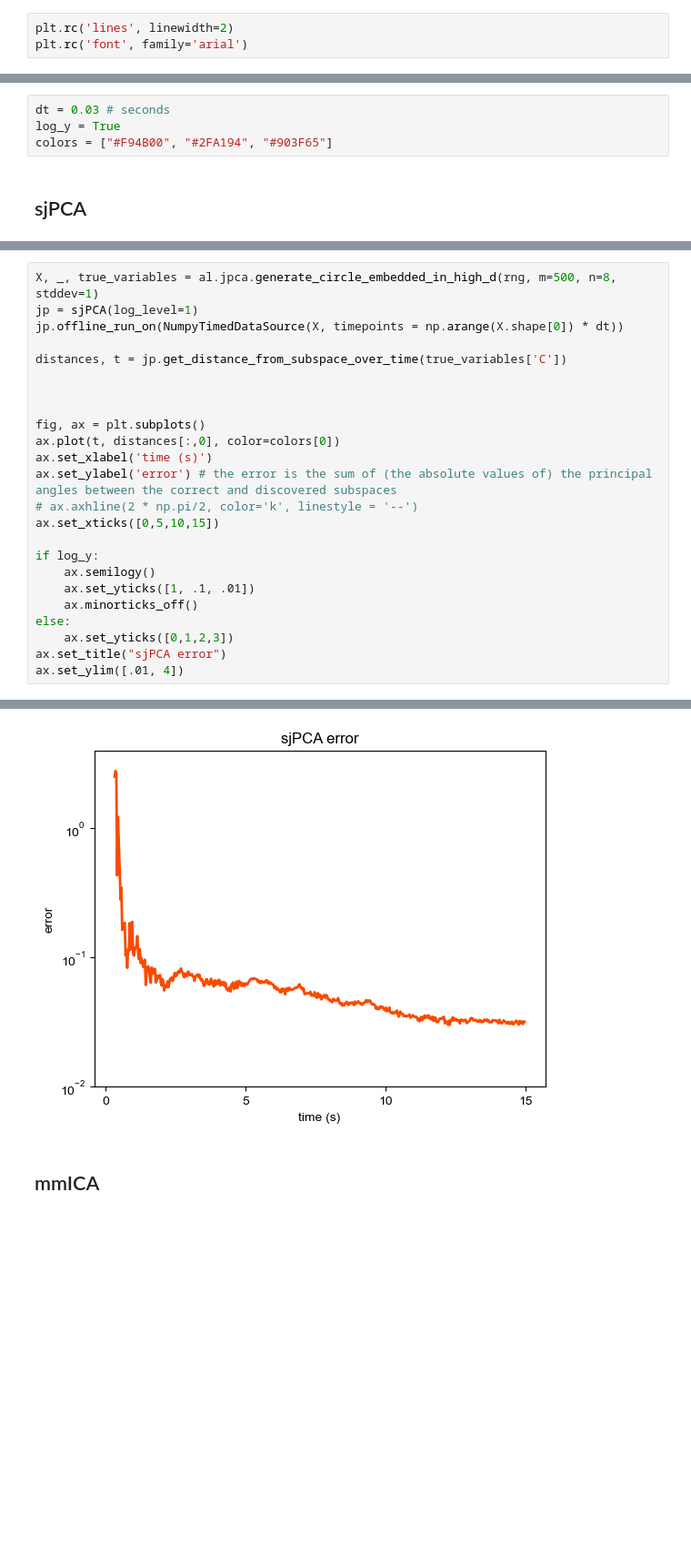
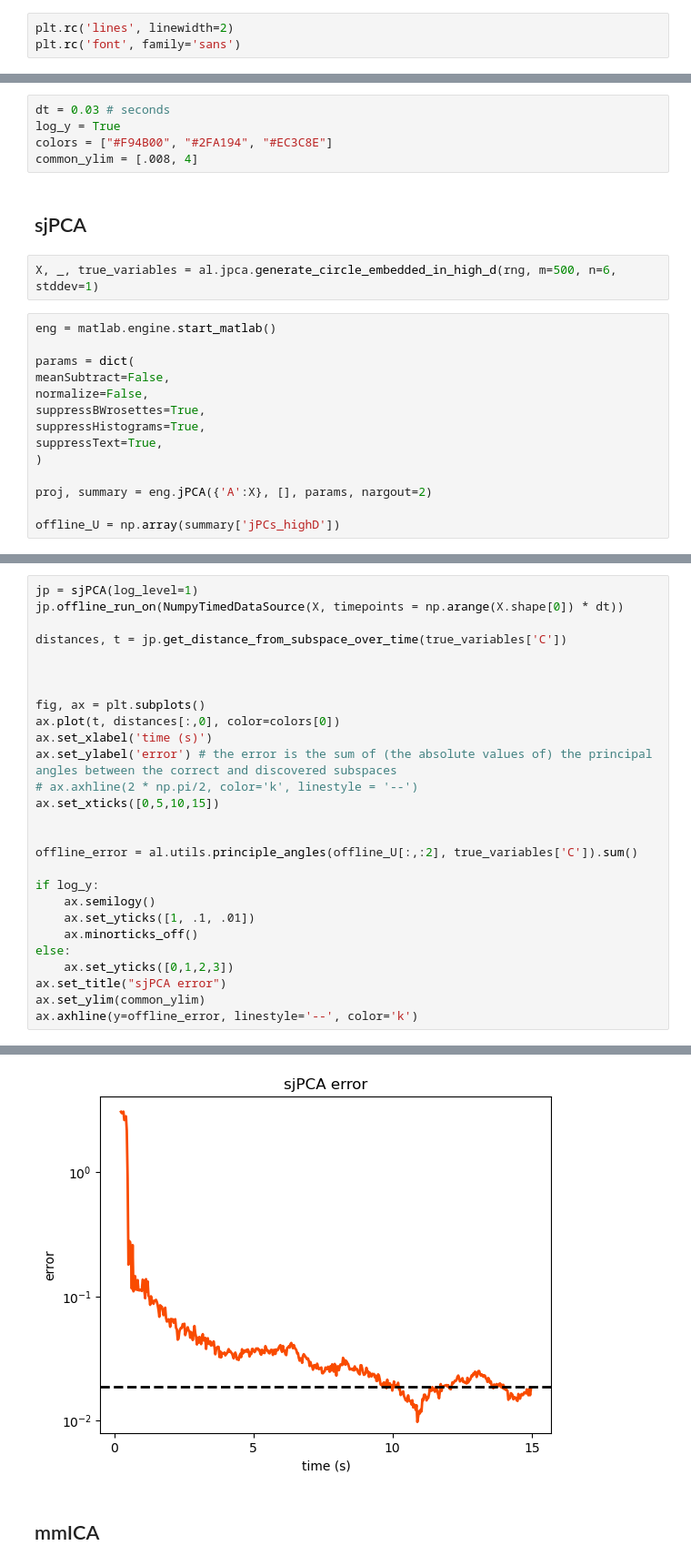
Before and after one commit to draeloslab/AdaptiveLatents, a Jupyter notebook: workspace/convergence_plots.ipynb, the cells around one changed output, grey strips where cells are left out. Shown at 91% size. Saved outputs shown, nothing was run; the diff lists cells and outputs as text; blank space fills up the shorter version.

Commit message:
adds comparison to original MATLAB jPCA

```diff
--- a/workspace/convergence_plots.ipynb
+++ b/workspace/convergence_plots.ipynb
@@ -12,12 +13,29 @@ import sklearn
 rng = np.random.default_rng(0)
 # %%
 plt.rc('lines', linewidth=2)
-plt.rc('font', family='arial')
+plt.rc('font', family='sans')
 # %% [markdown]
 # Simulated data
 # %%
 dt = 0.03 # seconds
 log_y = True
-colors = ["#F94B00", "#2FA194", "#903F65"]
+colors = ["#F94B00", "#2FA194", "#EC3C8E"]
+common_ylim = [.008, 4]
 # %% [markdown]
 ## sjPCA
+# %%
+X, _, true_variables = al.jpca.generate_circle_embedded_in_high_d(rng, m=500, n=6, stddev=1)
+# %%
+eng = matlab.engine.start_matlab()
+
+params = dict(
+meanSubtract=False,
+normalize=False,
+suppressBWrosettes=True,
+suppressHistograms=True,
+suppressText=True,
+)
+
+proj, summary = eng.jPCA({'A':X}, [], params, nargout=2)
+
+offline_U = np.array(summary['jPCs_highD'])
@@ -24,5 +46,4 @@ colors = ["#F94B00", "#2FA194", "#903F65"]
 # %%
-X, _, true_variables = al.jpca.generate_circle_embedded_in_high_d(rng, m=500, n=8, stddev=1)
 jp = sjPCA(log_level=1)
 jp.offline_run_on(NumpyTimedDataSource(X, timepoints = np.arange(X.shape[0]) * dt))
 
@@ -37,6 +58,9 @@ ax.set_ylabel('error') # the error is the sum of (the absolute values of) the pr
 # ax.axhline(2 * np.pi/2, color='k', linestyle = '--')
 ax.set_xticks([0,5,10,15])
 
+
+offline_error = al.utils.principle_angles(offline_U[:,:2], true_variables['C']).sum()
+
 if log_y:
     ax.semilogy()
     ax.set_yticks([1, .1, .01])
@@ -44,5 +68,6 @@ if log_y:
 else:
     ax.set_yticks([0,1,2,3])
 ax.set_title("sjPCA error")
-ax.set_ylim([.01, 4])
+ax.set_ylim(common_ylim)
+ax.axhline(y=offline_error, linestyle='--', color='k')
 # %% [output]
@@ -50,4 +75,4 @@ ax.set_ylim([.01, 4])
-[figure, old version]
+[figure, new version]
 # %% [markdown]
 ## mmICA
 # %%
```
Also changed, not shown: parts of 8 cells of this notebook.
